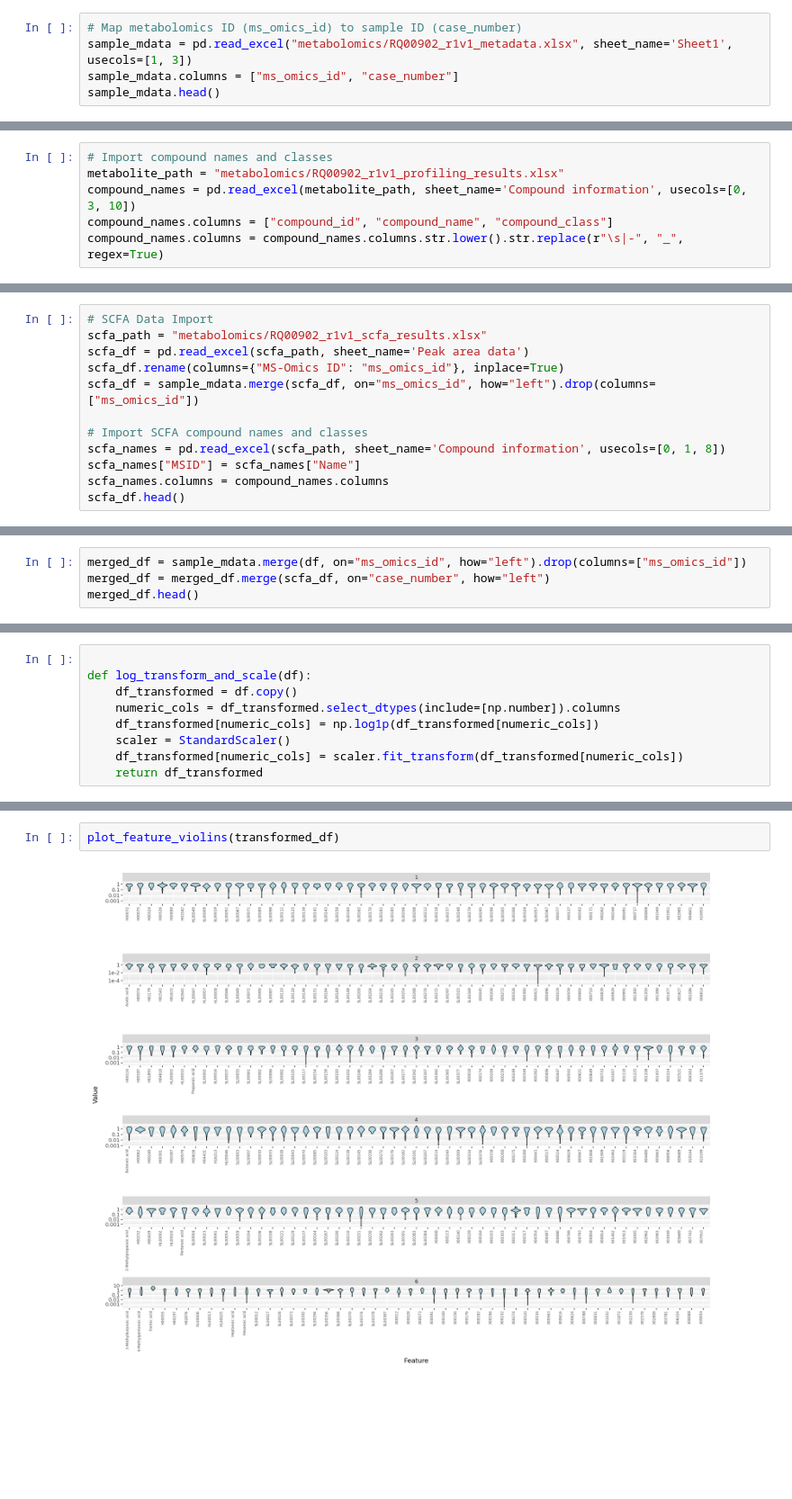
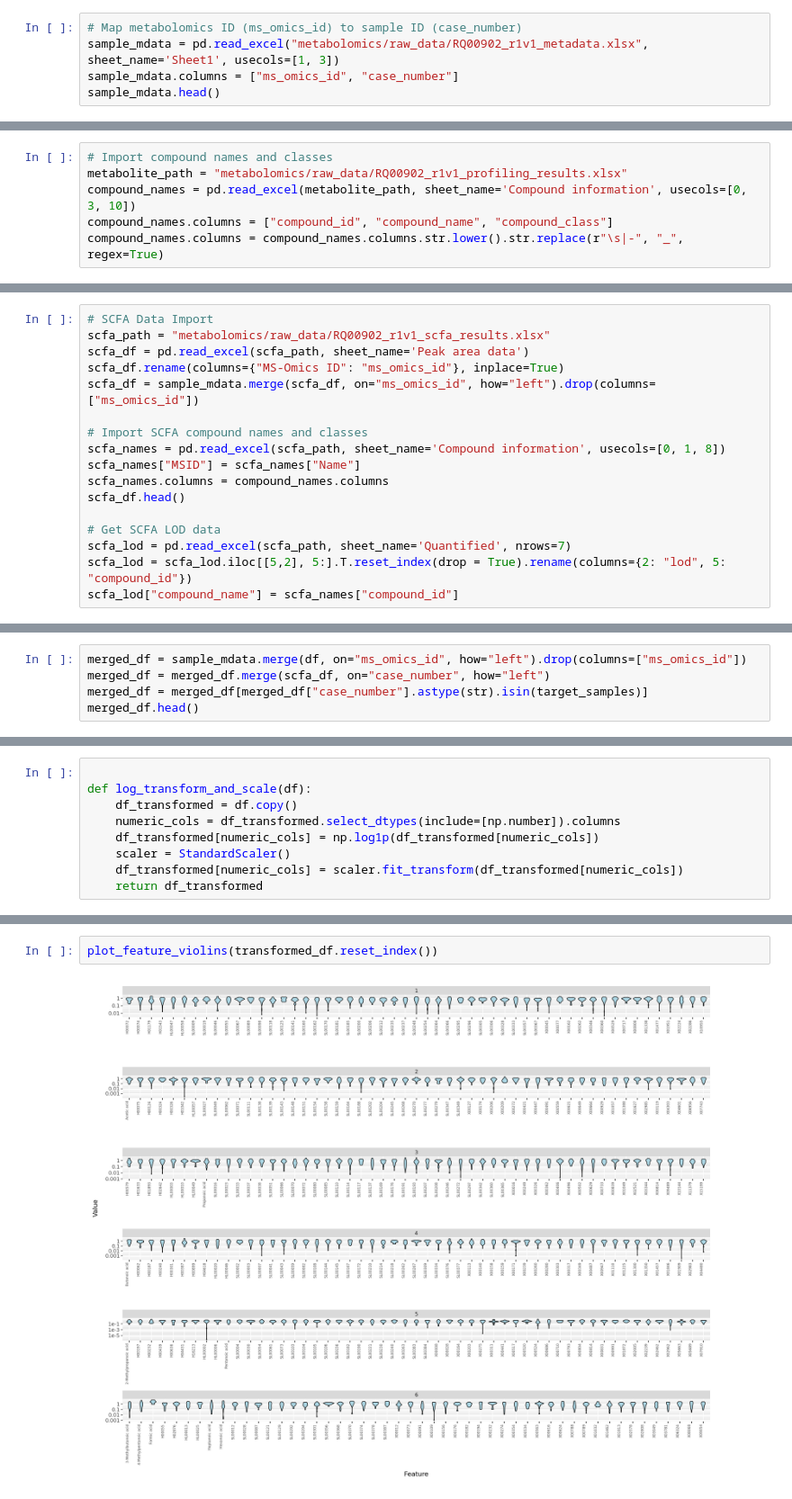
Before and after one commit to borenstein-lab/FAP_multiomics, a Jupyter notebook: python/metabolomics_data_preprocessing.ipynb, the cells around one changed output, grey strips where cells are left out. Shown at 90% size. Cells and saved outputs as stored; diff of their text form; blank space fills up the shorter version.

```diff
--- a/python/metabolomics_data_preprocessing.ipynb
+++ b/python/metabolomics_data_preprocessing.ipynb
@@ -16,6 +20,6 @@ The normalization steps (log transformation and scaling into zero-mean unit vari
 # %%
 # Map metabolomics ID (ms_omics_id) to sample ID (case_number)
-sample_mdata = pd.read_excel("metabolomics/RQ00902_r1v1_metadata.xlsx", sheet_name='Sheet1', usecols=[1, 3])
+sample_mdata = pd.read_excel("metabolomics/raw_data/RQ00902_r1v1_metadata.xlsx", sheet_name='Sheet1', usecols=[1, 3])
 sample_mdata.columns = ["ms_omics_id", "case_number"]
 sample_mdata.head()
 # %% [output]
@@ -27,7 +31,7 @@ sample_mdata.head()
 | 4 | SA068447 | 36531969 |
 # %%
 # Import compound names and classes
-metabolite_path = "metabolomics/RQ00902_r1v1_profiling_results.xlsx"
+metabolite_path = "metabolomics/raw_data/RQ00902_r1v1_profiling_results.xlsx"
 compound_names = pd.read_excel(metabolite_path, sheet_name='Compound information', usecols=[0, 3, 10])
 compound_names.columns = ["compound_id", "compound_name", "compound_class"]
 compound_names.columns = compound_names.columns.str.lower().str.replace(r"\s|-", "_", regex=True)
@@ -67,7 +87,7 @@ annot_df.head()
 #### Targeted SCFA
 # %%
 # SCFA Data Import
-scfa_path = "metabolomics/RQ00902_r1v1_scfa_results.xlsx"
+scfa_path = "metabolomics/raw_data/RQ00902_r1v1_scfa_results.xlsx"
 scfa_df = pd.read_excel(scfa_path, sheet_name='Peak area data')
 scfa_df.rename(columns={"MS-Omics ID": "ms_omics_id"}, inplace=True)
 scfa_df = sample_mdata.merge(scfa_df, on="ms_omics_id", how="left").drop(columns=["ms_omics_id"])
@@ -77,3 +97,8 @@ scfa_names = pd.read_excel(scfa_path, sheet_name='Compound information', usecols
 scfa_names["MSID"] = scfa_names["Name"]
 scfa_names.columns = compound_names.columns
 scfa_df.head()
+
+# Get SCFA LOD data
+scfa_lod = pd.read_excel(scfa_path, sheet_name='Quantified', nrows=7)
+scfa_lod = scfa_lod.iloc[[5,2], 5:].T.reset_index(drop = True).rename(columns={2: "lod", 5: "compound_id"})
+scfa_lod["compound_name"] = scfa_names["compound_id"]
@@ -89,6 +107,7 @@ scfa_df.head()
 # %%
 merged_df = sample_mdata.merge(df, on="ms_omics_id", how="left").drop(columns=["ms_omics_id"])
 merged_df = merged_df.merge(scfa_df, on="case_number", how="left")
+merged_df = merged_df[merged_df["case_number"].astype(str).isin(target_samples)]
 merged_df.head()
 # %% [output]
 |  | case_number | X01338 | X07743 | X01951 | X01913 | X10955 | X00159 | X00831 | X02962 | X00686 | ... | ... |
@@ -162,4 +231,4 @@ transformed_df.to_csv("metabolomics/transformed_df.csv")
 # %%
-plot_feature_violins(transformed_df)
+plot_feature_violins(transformed_df.reset_index())
 # %% [output]
-[figure, old version]
+[figure, new version]
```
Also changed, not shown: parts of 12 cells of this notebook, 12 other files.
